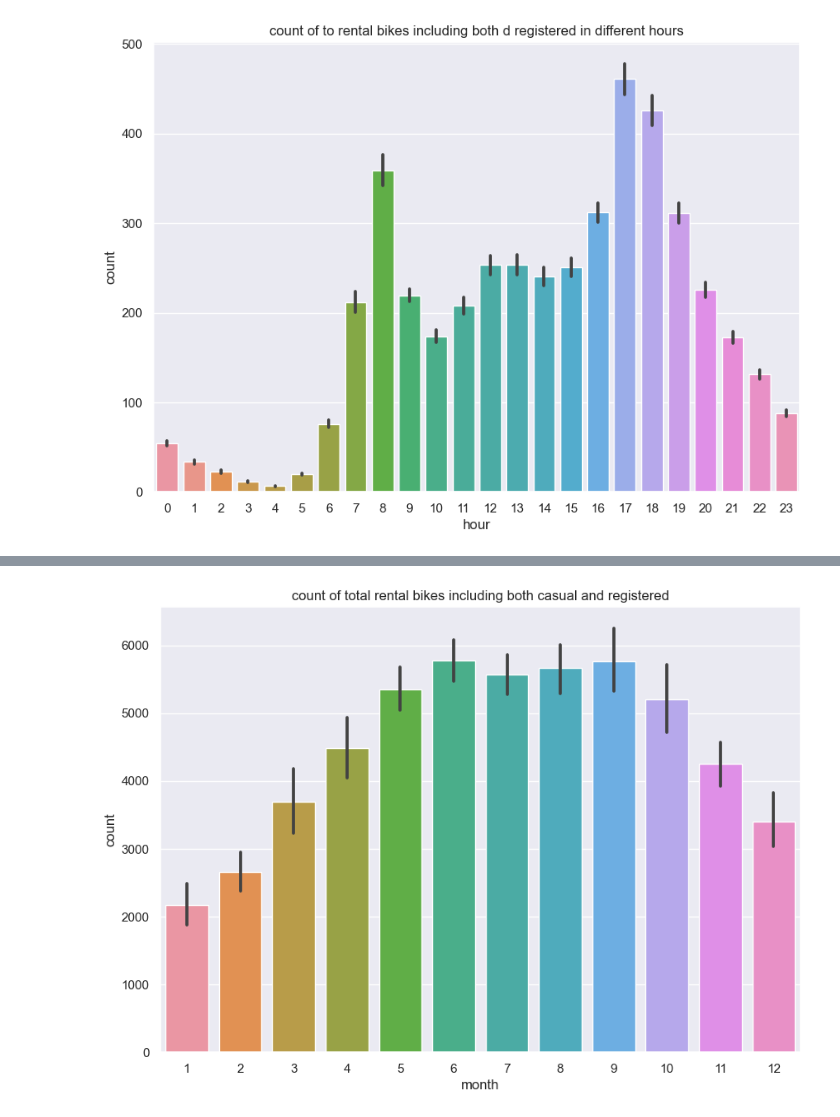
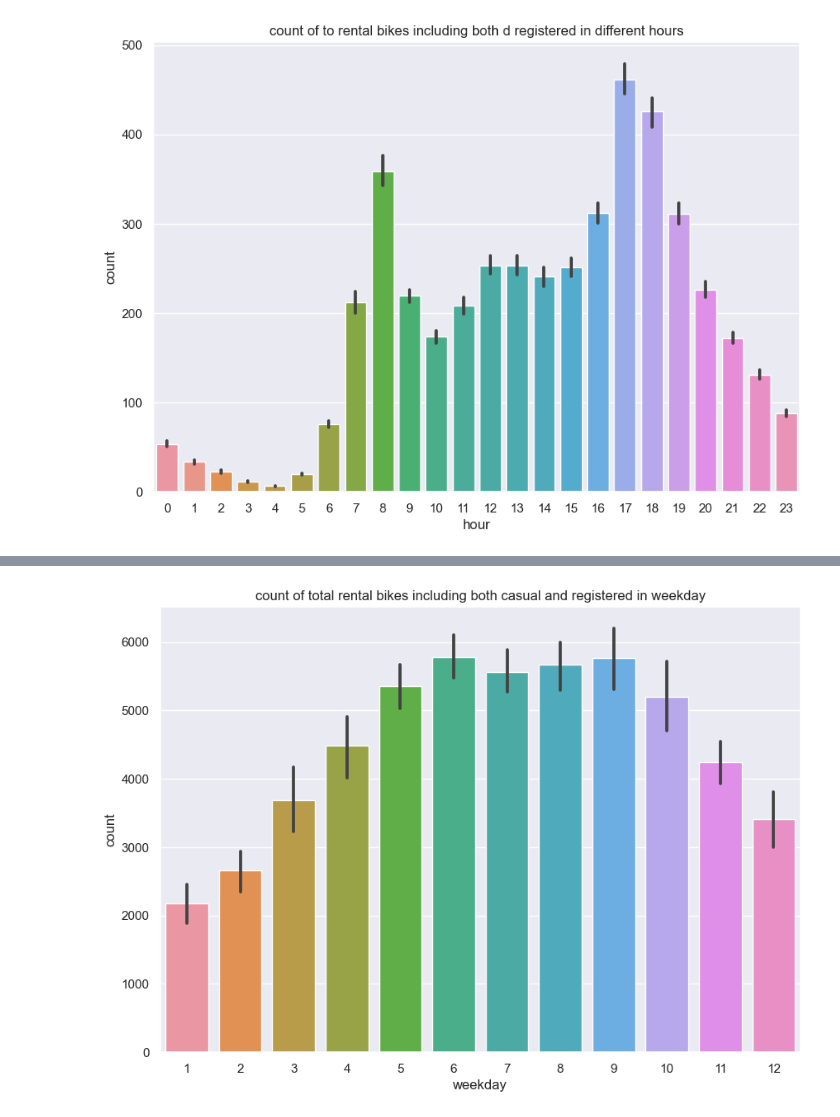
Before and after one commit to satomi26/Project-3-capital-bike-share, a Jupyter notebook: capital_bike.ipynb, the cells around one changed output, grey strips where cells are left out. Saved outputs shown, nothing was run; the diff lists cells and outputs as text; code cells hidden in the pictures.

```diff
--- a/capital_bike.ipynb
+++ b/capital_bike.ipynb
@@ -287,10 +330,12 @@ plt.show()
 # %%
+# monthly average total count for 12 months
 # how many bikes are rented in each month?
 plt.figure(figsize=(10,7))
 sns.barplot(data = df_day, x = df_day["mnth"], y = df_day["cnt"])
-plt.xlabel("month")
+plt.xlabel("weekday")
+
 plt.ylabel("count")
-plt.title("count of total rental bikes including both casual and registered in different month")
+plt.title("count of total rental bikes including both casual and registered in weekday")
 plt.show()
 # %% [output]
-[figure, old version]
+[figure, new version]
```
Also changed, not shown: parts of 19 cells of this notebook.
